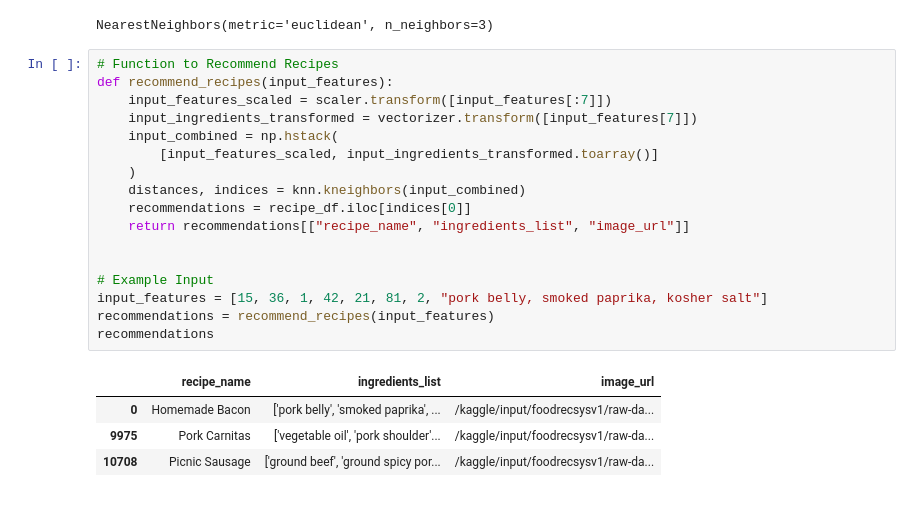
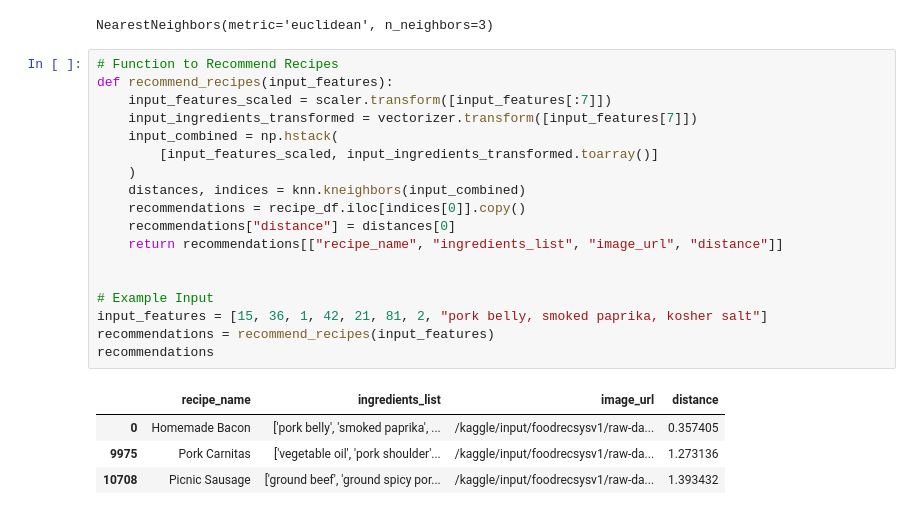
Before and after one commit to higalih/skripsi, a Jupyter notebook: recipe_recommendation_system.ipynb, the cells around one changed output. Drawn from its saved outputs; the diff is of its cells as text.

Commit message:
Add comparative evaluation: implement cosine similarity recommendation and refactor notebook for method comparison

```diff
--- a/recipe_recommendation_system.ipynb
+++ b/recipe_recommendation_system.ipynb
@@ -66,22 +66,23 @@ NearestNeighbors(metric='euclidean', n_neighbors=3)
 # %%
 # Function to Recommend Recipes
 def recommend_recipes(input_features):
     input_features_scaled = scaler.transform([input_features[:7]])
     input_ingredients_transformed = vectorizer.transform([input_features[7]])
     input_combined = np.hstack(
         [input_features_scaled, input_ingredients_transformed.toarray()]
     )
     distances, indices = knn.kneighbors(input_combined)
-    recommendations = recipe_df.iloc[indices[0]]
-    return recommendations[["recipe_name", "ingredients_list", "image_url"]]
+    recommendations = recipe_df.iloc[indices[0]].copy()
+    recommendations["distance"] = distances[0]
+    return recommendations[["recipe_name", "ingredients_list", "image_url", "distance"]]
 
 
 # Example Input
 input_features = [15, 36, 1, 42, 21, 81, 2, "pork belly, smoked paprika, kosher salt"]
 recommendations = recommend_recipes(input_features)
 recommendations
 # %% [output]
-|  | recipe_name | ingredients_list | image_url |
-| 0 | Homemade Bacon | ['pork belly', 'smoked paprika', ... | /kaggle/input/foodrecsysv1/raw-da... |
-| 9975 | Pork Carnitas | ['vegetable oil', 'pork shoulder'... | /kaggle/input/foodrecsysv1/raw-da... |
-| 10708 | Picnic Sausage | ['ground beef', 'ground spicy por... | /kaggle/input/foodrecsysv1/raw-da... |
+|  | recipe_name | ingredients_list | image_url | distance |
+| 0 | Homemade Bacon | ['pork belly', 'smoked paprika', ... | /kaggle/input/foodrecsysv1/raw-da... | 0.357405 |
+| 9975 | Pork Carnitas | ['vegetable oil', 'pork shoulder'... | /kaggle/input/foodrecsysv1/raw-da... | 1.273136 |
+| 10708 | Picnic Sausage | ['ground beef', 'ground spicy por... | /kaggle/input/foodrecsysv1/raw-da... | 1.393432 |
```
Also changed, not shown: parts of 2 cells of this notebook.
